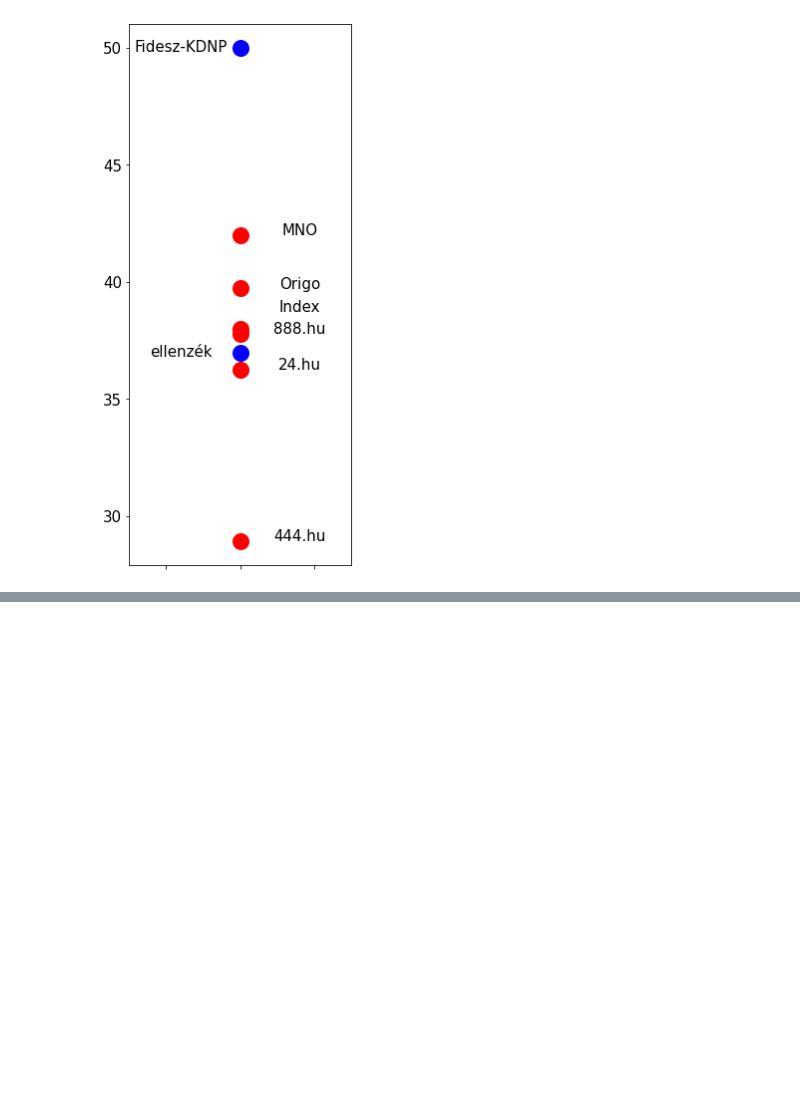
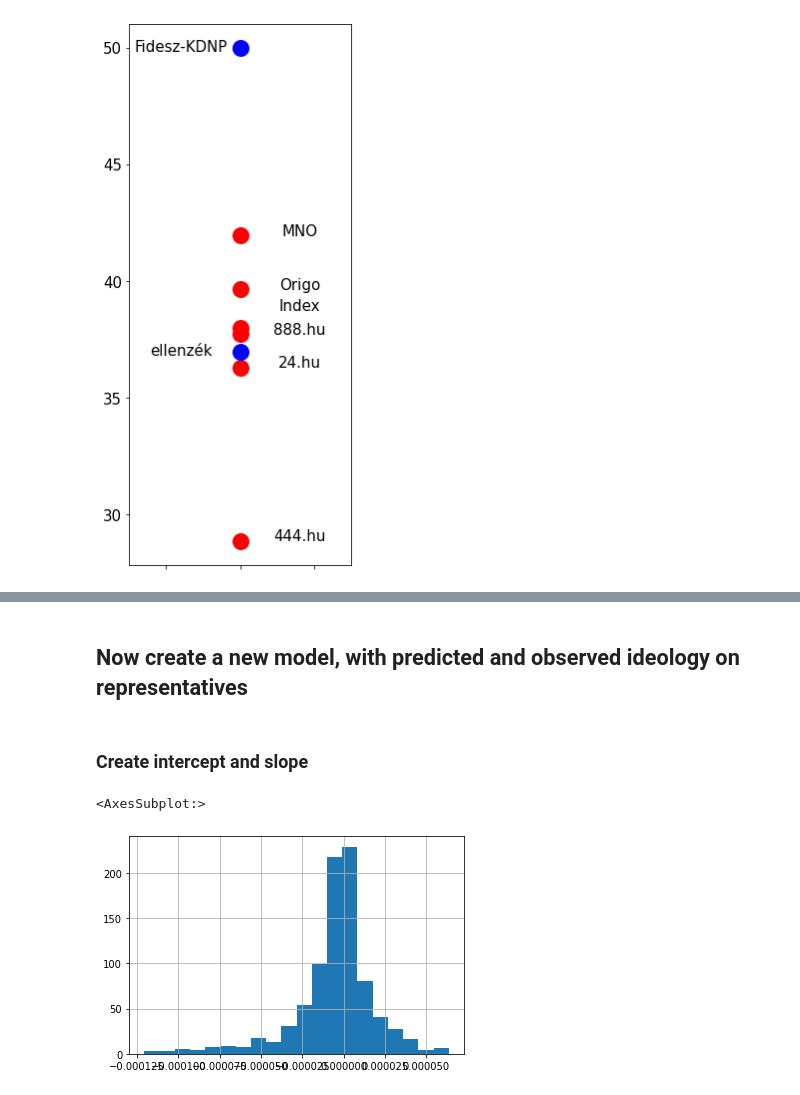
Before and after one commit to adamvig96/media-parliament-scaling, a Jupyter notebook: code/GS-model.ipynb, the cells around one changed output, grey strips where cells are left out. Cells and saved outputs as stored; diff of their text form; code cells hidden in the pictures; blank space fills up the shorter version.

```diff
--- a/code/GS-model.ipynb
+++ b/code/GS-model.ipynb
@@ -436,2 +464,39 @@ pred = (
 # %%
 pred.to_latex("GS-media-pred.tex")
+# %% [markdown]
+## Now create a new model, with predicted and observed ideology on representatives
+# %% [markdown]
+### Create intercept and slope
+# %%
+freq = pd.read_csv(data_out + "frequency_of_phrases_parliament.csv")
+yc = pd.read_csv(data_out + "yc_pred.csv")
+#yc = pd.read_csv(data_out + "yc_origin.csv")
+
+freq = freq.merge(
+    yc.filter(["name", "ideology"]), how="left", left_on="doc_id", right_on="name"
+).drop(columns=["doc_id"])
+
+#freq = freq.dropna(subset=["ideology"]).reset_index(drop=True)
+# %%
+names = freq["name"]
+yc = freq["ideology"]
+Phases = freq.iloc[:, :-2].div(freq.sum(axis=1), axis=0)
+# %%
+p_a_b = pd.DataFrame(Phases.columns.tolist(), columns=["p"]).assign(a=None, b=None)
+# %%
+# estimate intercept and slope parameters for every phrases
+for i in range(0, p_a_b.shape[0]):
+    X = yc
+    X = sm.add_constant(X)
+    fc = Phases.iloc[:, i]
+
+    model = sm.OLS(fc, X)
+    results = model.fit()
+    p_a_b.loc[i, "a"] = results.params[0]
+    p_a_b.loc[i, "b"] = results.params[1]
+# %%
+# slope
+p_a_b["b"].sort_values().iloc[20:-10].hist(bins=20)
+# %% [output]
+<AxesSubplot:>
+[figure, added]
```
Also changed, not shown: parts of 23 cells of this notebook, 14 other files.
